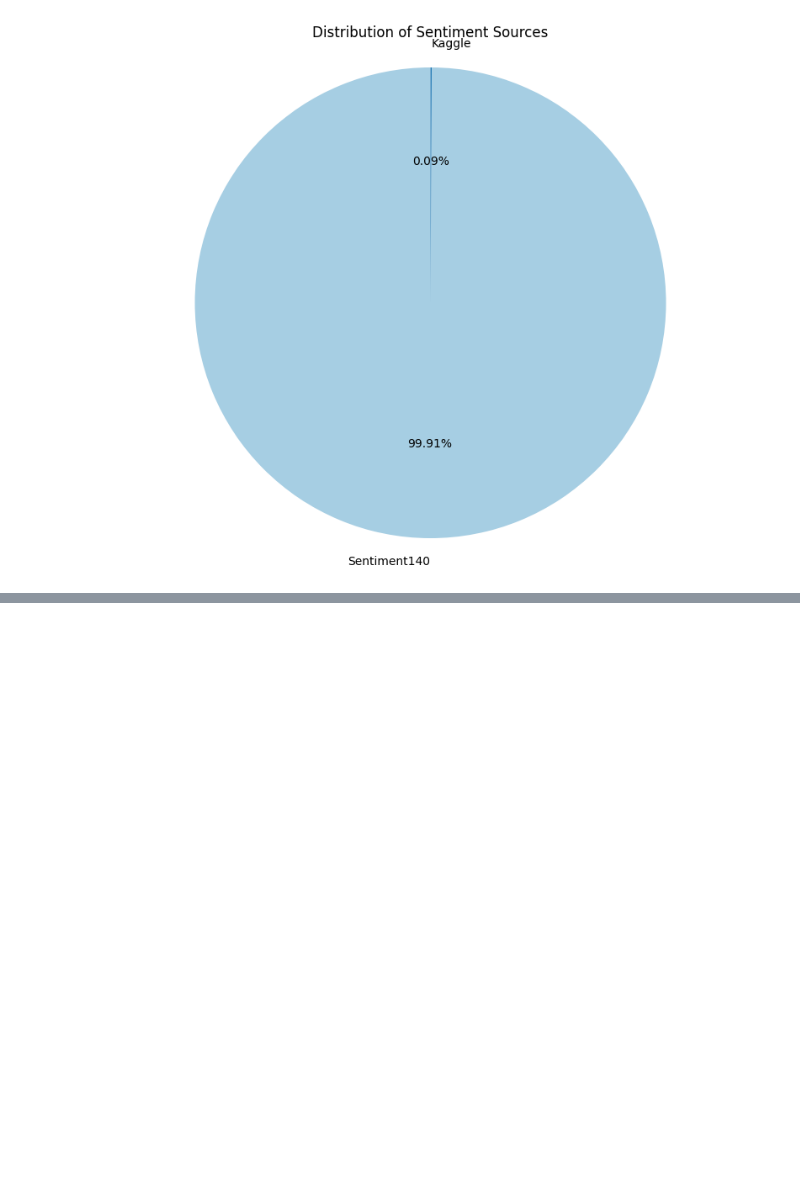
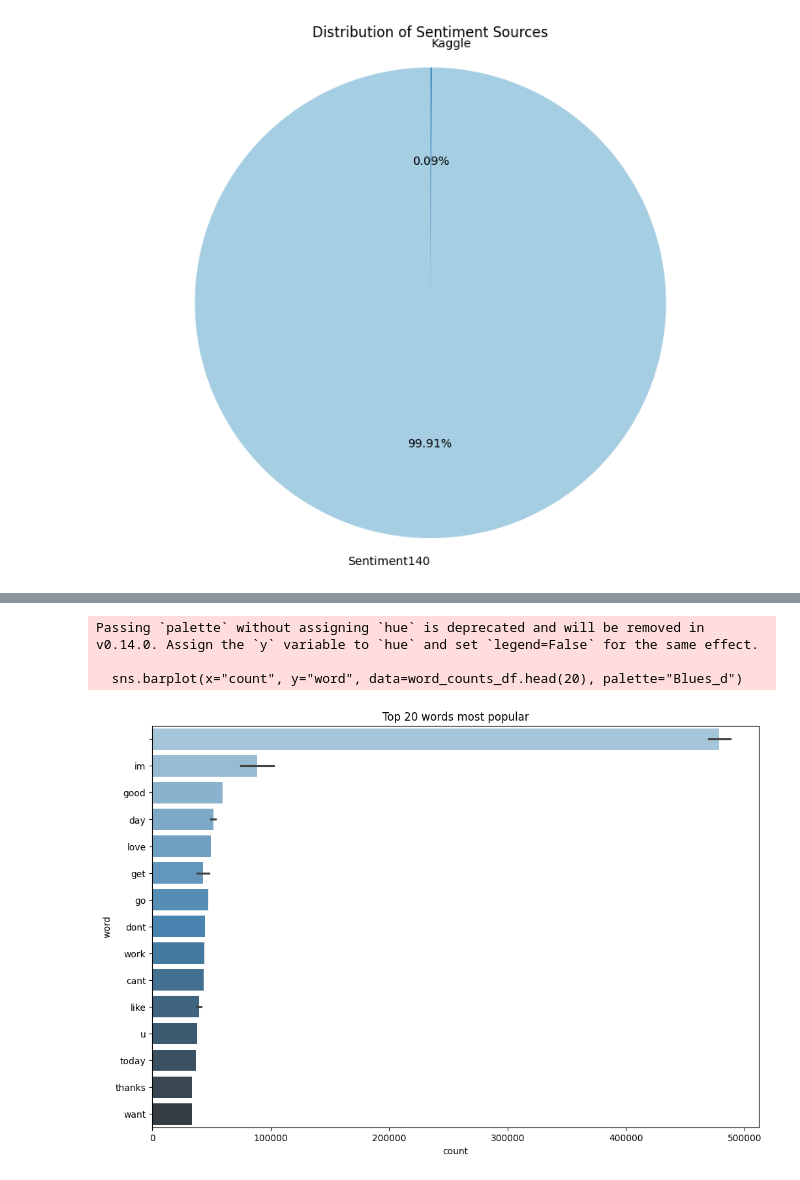
Before and after one commit to ndhung18/Sentiment-Analysis-in-Hadoop-and-Spark, a Jupyter notebook: Preprocessing.ipynb, the cells around one changed output, grey strips where cells are left out. Saved outputs shown, nothing was run; the diff lists cells and outputs as text; code cells hidden in the pictures; blank space fills up the shorter version.

```diff
--- a/Preprocessing.ipynb
+++ b/Preprocessing.ipynb
@@ -346,0 +308,12 @@ Passing `palette` without assigning `hue` is deprecated and will be removed in v
+# %%
+word_counts_df = word_counts.toPandas()
+
+plt.figure(figsize=(12, 8))
+sns.barplot(x="count", y="word", data=word_counts_df.head(20), palette="Blues_d")
+plt.title("Top 20 words most popular")
+plt.show()
+# %% [output]
+Passing `palette` without assigning `hue` is deprecated and will be removed in v0.14.0. Assign the `y` variable to `hue` and set `legend=False` for the same effect.
+
+  sns.barplot(x="count", y="word", data=word_counts_df.head(20), palette="Blues_d")
+[figure, added]
```
Also changed, not shown: parts of 14 cells of this notebook.
